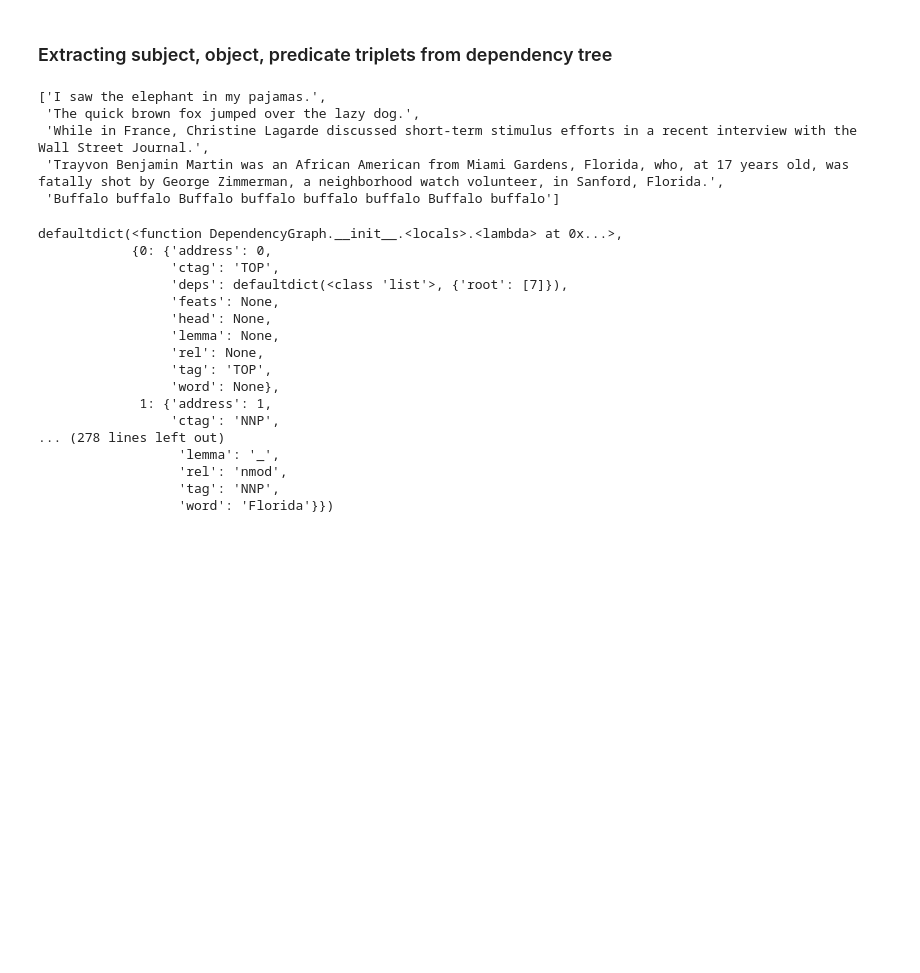
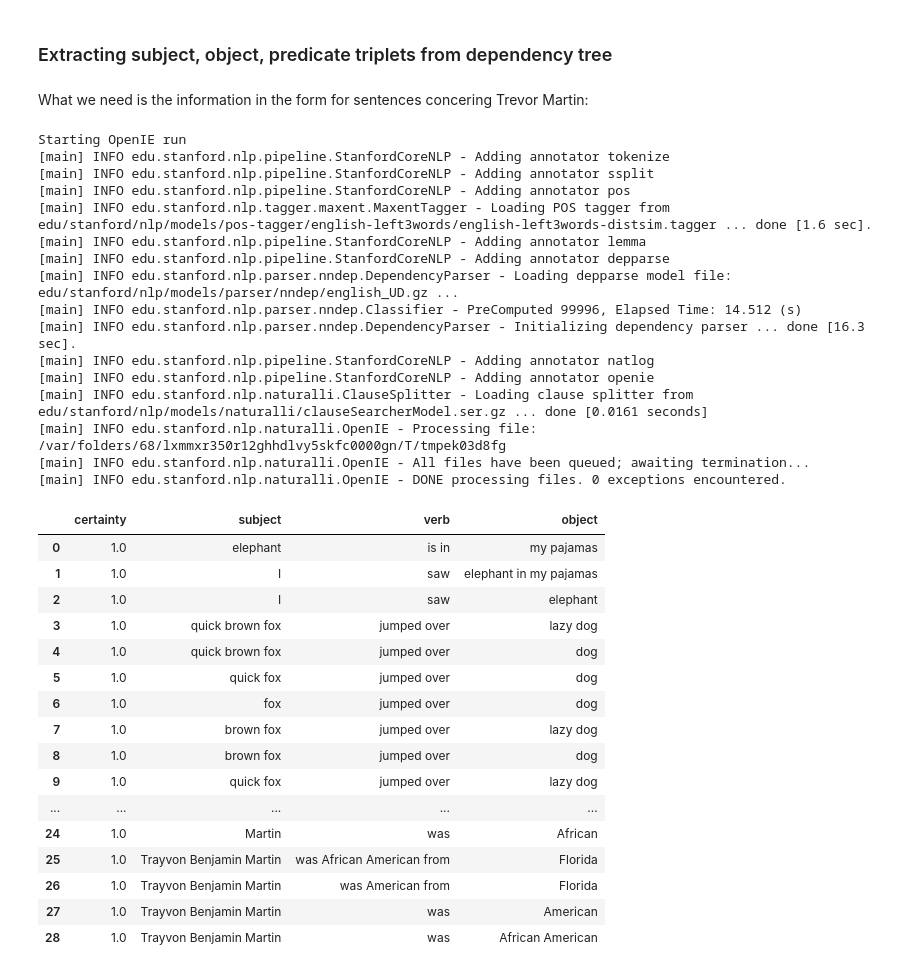
Before and after one commit to saniyamasood/Computational-Content-Analysis-2018, a Jupyter notebook: WEEK7/SRC/7-assignment-arvind.ipynb, the cells around one changed output. Cells and saved outputs as stored; diff of their text form; code cells hidden in the pictures; blank space fills up the shorter version.

Commit message:
Dependency tree to SVO triplets edits

```diff
--- a/WEEK7/SRC/7-assignment-arvind.ipynb
+++ b/WEEK7/SRC/7-assignment-arvind.ipynb
@@ -440,33 +447,41 @@ defaultdict(<function DependencyGraph.__init__.<locals>.<lambda> at 0x...>,
 # %% [markdown]
 ### Extracting subject, object, predicate triplets from dependency tree
-# %%
-text1 = ['I saw the elephant in my pajamas.', 'The quick brown fox jumped over the lazy dog.', 'While in France, Christine Lagarde discussed short-term stimulus efforts in a recent interview with the Wall Street Journal.', 'Trayvon Benjamin Martin was an African American from Miami Gardens, Florida, who, at 17 years old, was fatally shot by George Zimmerman, a neighborhood watch volunteer, in Sanford, Florida.', 'Buffalo buffalo Buffalo buffalo buffalo buffalo Buffalo buffalo']
-text1
-# %% [output]
-['I saw the elephant in my pajamas.',
- 'The quick brown fox jumped over the lazy dog.',
- 'While in France, Christine Lagarde discussed short-term stimulus efforts in a recent interview with the Wall Street Journal.',
- 'Trayvon Benjamin Martin was an African American from Miami Gardens, Florida, who, at 17 years old, was fatally shot by George Zimmerman, a neighborhood watch volunteer, in Sanford, Florida.',
- 'Buffalo buffalo Buffalo buffalo buffalo buffalo Buffalo buffalo']
-# %%
-depParses = list(stanford.depParser.raw_parse_sents(text1)) #Converting the iterator to a list so we can call by index. They are still
-secondSentDepParseTree = list(depParses[3])[0] #iterators so be careful about re-running code, without re-running this block
-print(secondSentDepParseTree)
-# %% [output]
-defaultdict(<function DependencyGraph.__init__.<locals>.<lambda> at 0x...>,
-            {0: {'address': 0,
-                 'ctag': 'TOP',
-                 'deps': defaultdict(<class 'list'>, {'root': [7]}),
-                 'feats': None,
-                 'head': None,
-                 'lemma': None,
-                 'rel': None,
-                 'tag': 'TOP',
-                 'word': None},
-             1: {'address': 1,
-                 'ctag': 'NNP',
-... (278 lines left out)
-                  'lemma': '_',
-                  'rel': 'nmod',
-                  'tag': 'NNP',
-                  'word': 'Florida'}})
+# %% [markdown]
+What we need is the information in the form for sentences concering Trevor Martin:
+# %%
+ieDF = stanford.openIE(text1)
+ieDF
+# %% [output]
+Starting OpenIE run
+[main] INFO edu.stanford.nlp.pipeline.StanfordCoreNLP - Adding annotator tokenize
+[main] INFO edu.stanford.nlp.pipeline.StanfordCoreNLP - Adding annotator ssplit
+[main] INFO edu.stanford.nlp.pipeline.StanfordCoreNLP - Adding annotator pos
+[main] INFO edu.stanford.nlp.tagger.maxent.MaxentTagger - Loading POS tagger from edu/stanford/nlp/models/pos-tagger/english-left3words/english-left3words-distsim.tagger ... done [1.6 sec].
+[main] INFO edu.stanford.nlp.pipeline.StanfordCoreNLP - Adding annotator lemma
+[main] INFO edu.stanford.nlp.pipeline.StanfordCoreNLP - Adding annotator depparse
+[main] INFO edu.stanford.nlp.parser.nndep.DependencyParser - Loading depparse model file: edu/stanford/nlp/models/parser/nndep/english_UD.gz ...
+[main] INFO edu.stanford.nlp.parser.nndep.Classifier - PreComputed 99996, Elapsed Time: 14.512 (s)
+[main] INFO edu.stanford.nlp.parser.nndep.DependencyParser - Initializing dependency parser ... done [16.3 sec].
+[main] INFO edu.stanford.nlp.pipeline.StanfordCoreNLP - Adding annotator natlog
+[main] INFO edu.stanford.nlp.pipeline.StanfordCoreNLP - Adding annotator openie
+[main] INFO edu.stanford.nlp.naturalli.ClauseSplitter - Loading clause splitter from edu/stanford/nlp/models/naturalli/clauseSearcherModel.ser.gz ... done [0.0161 seconds]
+[main] INFO edu.stanford.nlp.naturalli.OpenIE - Processing file: /var/folders/68/lxmmxr350r12ghhdlvy5skfc0000gn/T/tmpek03d8fg
+[main] INFO edu.stanford.nlp.naturalli.OpenIE - All files have been queued; awaiting termination...
+[main] INFO edu.stanford.nlp.naturalli.OpenIE - DONE processing files. 0 exceptions encountered.
+|  | certainty | subject | verb | object |
+| 0 | 1.0 | elephant | is in | my pajamas |
+| 1 | 1.0 | I | saw | elephant in my pajamas |
+| 2 | 1.0 | I | saw | elephant |
+| 3 | 1.0 | quick brown fox | jumped over | lazy dog |
+| 4 | 1.0 | quick brown fox | jumped over | dog |
+| 5 | 1.0 | quick fox | jumped over | dog |
+| 6 | 1.0 | fox | jumped over | dog |
+| 7 | 1.0 | brown fox | jumped over | lazy dog |
+| 8 | 1.0 | brown fox | jumped over | dog |
+| 9 | 1.0 | quick fox | jumped over | lazy dog |
+| ... | ... | ... | ... | ... |
+| 24 | 1.0 | Martin | was | African |
+| 25 | 1.0 | Trayvon Benjamin Martin | was African American from | Florida |
+| 26 | 1.0 | Trayvon Benjamin Martin | was American from | Florida |
+| 27 | 1.0 | Trayvon Benjamin Martin | was | American |
+| 28 | 1.0 | Trayvon Benjamin Martin | was | African American |
```
Also changed, not shown: parts of 3 cells of this notebook.
